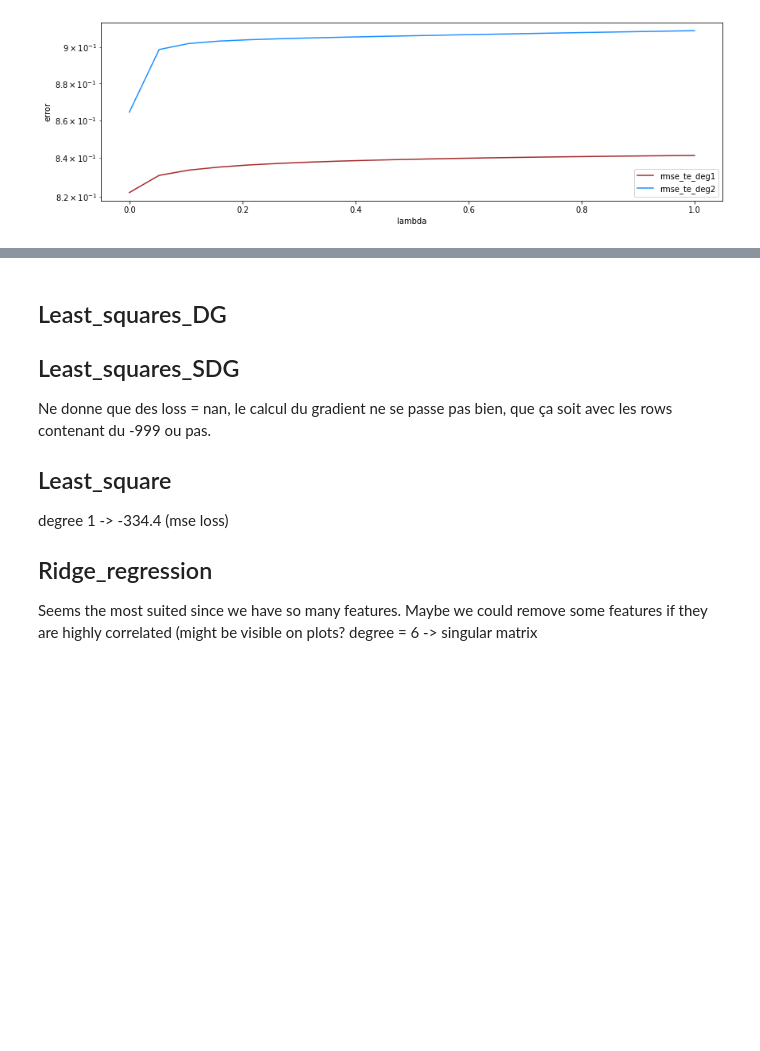
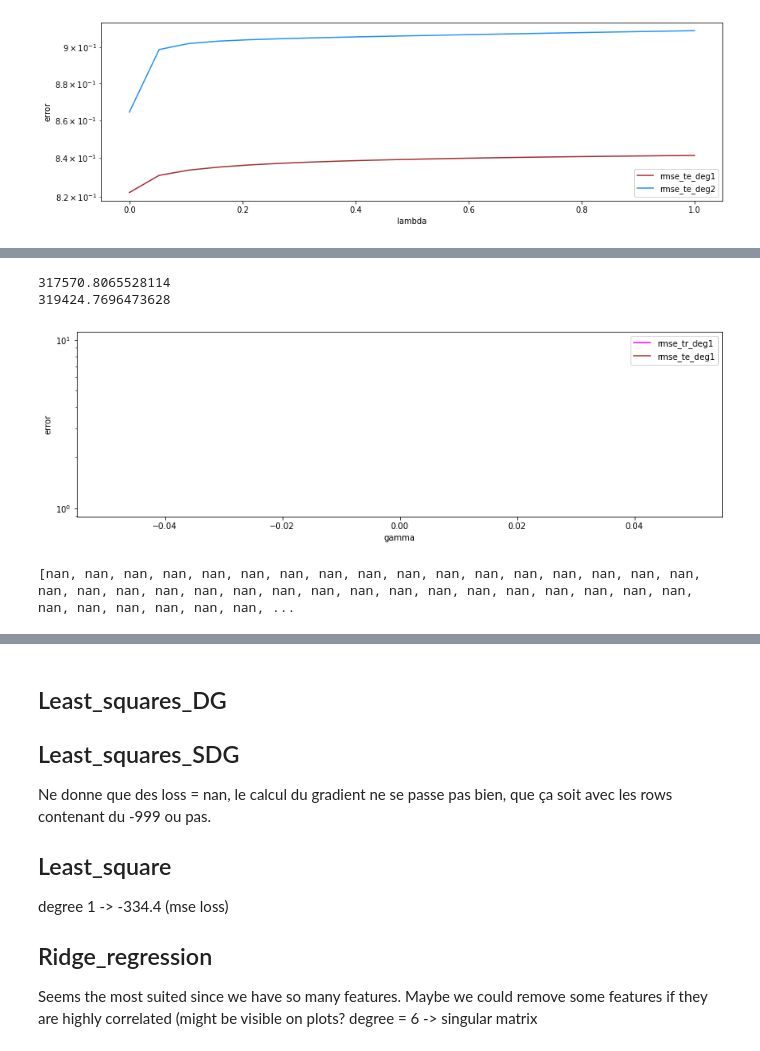
Before and after one commit to madtoinou/CS-433_HBozonClass, a Jupyter notebook: scripts/project1.ipynb, the cells around one changed output, grey strips where cells are left out. Cells and saved outputs as stored; diff of their text form; code cells hidden in the pictures; blank space fills up the shorter version.

```diff
--- a/scripts/project1.ipynb
+++ b/scripts/project1.ipynb
@@ -88,0 +87,4 @@ tX_hot = one_hot_jet_num(tX).copy()
+# %%
+#move jet_num to the last position
+tX.T[[22, -1]] = tX.T[[-1, 22]]
+tX_hot = one_hot_jet_num(clean(tX))
@@ -141,3 +179,29 @@ plt.legend()
 plt.show()
 # %% [output]
 [figure]
+# %%
+seed = 656
+degrees = [1]
+gammas = [1.5]
+steps=2000
+ratio = .8
+
+x_train, x_test, y_train, y_test = split_data(tX_hot, y, ratio, seed)
+
+# define lists to store the loss of training data and test data
+ws = []
+losses_tr = []
+losses_te = []
+
+# cross validation
+for degree in degrees:
+    #for lambda_ in lambdas:
+    for gamma in gammas:
+        w = np.random.rand(tX_hot.shape[1])
+        for step in range(steps):
+            #loss, w = learning_by_newton_method(y_train, x_train, w, gamma)
+            loss, w = learning_by_gradient_descent(y_train, x_train, w, gamma)
+            losses_tr.append(loss)
+            losses_te.append(calculate_loss(y_test, x_test, w))
+
+        ws.append(w)
@@ -144 +227,24 @@ plt.show()
+# %%
+f = plt.figure(figsize=(14,14)) # change this if needed
+
+print(np.sqrt(2*compute_mse(y_train,x_train,w)))
+print(np.sqrt(2*compute_mse(y_test,x_test,w)))
+#degree 1
+ax1 = f.add_subplot(311)
+ax1.plot(range(steps), losses_tr, 'magenta', label="rmse_tr_deg1")
+ax1.plot(range(steps), losses_te, 'brown', label="rmse_te_deg1")
+
+plt.xlabel("gamma")
+plt.ylabel("error")
+plt.yscale("log")
+plt.legend()
+plt.show()
+# %% [output]
+317570.8065528114
+319424.7696473628
+[figure, added]
+# %%
+print(losses_te)
+# %% [output]
+[nan, nan, nan, nan, nan, nan, nan, nan, nan, nan, nan, nan, nan, nan, nan, nan, nan, nan, nan, nan, nan, nan, nan, nan, nan, nan, nan, nan, nan, nan, nan, nan, nan, nan, nan, nan, nan, nan, nan, nan, ...
 # %%
```
Also changed, not shown: parts of 14 cells of this notebook, 1 other file.
